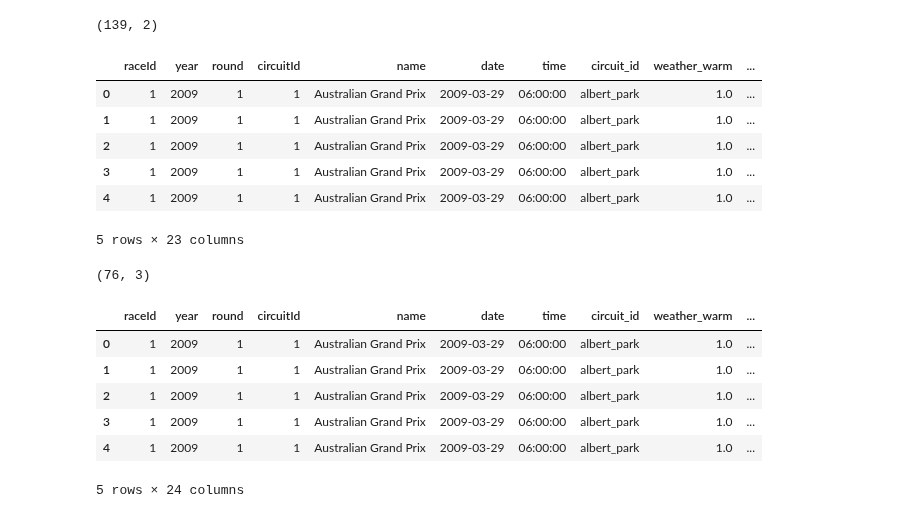
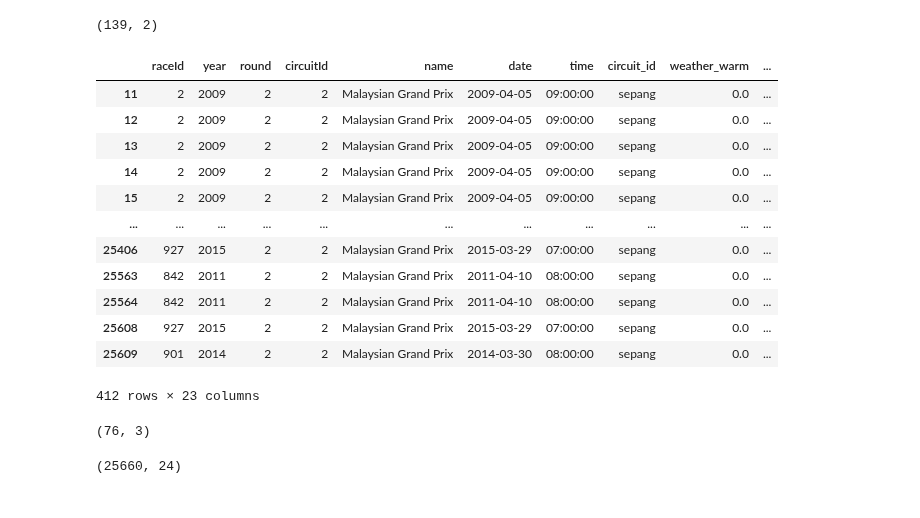
Before and after one commit to Nipun-Gupta26/ML-Project, a Jupyter notebook: merge.ipynb, the cells around one changed output. Cells and saved outputs as stored; diff of their text form; code cells hidden in the pictures.

```diff
--- a/merge.ipynb
+++ b/merge.ipynb
@@ -77,15 +77,21 @@ status.shape
 (139, 2)
 # %%
 df_3 = pd.merge(df_2, status, on = 'statusId')
-df_3.head()
+df_3.loc[df_3['circuitId'] == 2]
 # %% [output]
 |  | raceId | year | round | circuitId | name | date | time | circuit_id | weather_warm | ... |
-| 0 | 1 | 2009 | 1 | 1 | Australian Grand Prix | 2009-03-29 | 06:00:00 | albert_park | 1.0 | ... |
-| 1 | 1 | 2009 | 1 | 1 | Australian Grand Prix | 2009-03-29 | 06:00:00 | albert_park | 1.0 | ... |
-| 2 | 1 | 2009 | 1 | 1 | Australian Grand Prix | 2009-03-29 | 06:00:00 | albert_park | 1.0 | ... |
-| 3 | 1 | 2009 | 1 | 1 | Australian Grand Prix | 2009-03-29 | 06:00:00 | albert_park | 1.0 | ... |
-| 4 | 1 | 2009 | 1 | 1 | Australian Grand Prix | 2009-03-29 | 06:00:00 | albert_park | 1.0 | ... |
+| 11 | 2 | 2009 | 2 | 2 | Malaysian Grand Prix | 2009-04-05 | 09:00:00 | sepang | 0.0 | ... |
+| 12 | 2 | 2009 | 2 | 2 | Malaysian Grand Prix | 2009-04-05 | 09:00:00 | sepang | 0.0 | ... |
+| 13 | 2 | 2009 | 2 | 2 | Malaysian Grand Prix | 2009-04-05 | 09:00:00 | sepang | 0.0 | ... |
+| 14 | 2 | 2009 | 2 | 2 | Malaysian Grand Prix | 2009-04-05 | 09:00:00 | sepang | 0.0 | ... |
+| 15 | 2 | 2009 | 2 | 2 | Malaysian Grand Prix | 2009-04-05 | 09:00:00 | sepang | 0.0 | ... |
+| ... | ... | ... | ... | ... | ... | ... | ... | ... | ... | ... |
+| 25406 | 927 | 2015 | 2 | 2 | Malaysian Grand Prix | 2015-03-29 | 07:00:00 | sepang | 0.0 | ... |
+| 25563 | 842 | 2011 | 2 | 2 | Malaysian Grand Prix | 2011-04-10 | 08:00:00 | sepang | 0.0 | ... |
+| 25564 | 842 | 2011 | 2 | 2 | Malaysian Grand Prix | 2011-04-10 | 08:00:00 | sepang | 0.0 | ... |
+| 25608 | 927 | 2015 | 2 | 2 | Malaysian Grand Prix | 2015-03-29 | 07:00:00 | sepang | 0.0 | ... |
+| 25609 | 901 | 2014 | 2 | 2 | Malaysian Grand Prix | 2014-03-30 | 08:00:00 | sepang | 0.0 | ... |
-5 rows × 23 columns
+412 rows × 23 columns
 # %%
 circuits.head()
 circuits.shape
@@ -94,12 +100,7 @@ circuits.shape
 # %%
 df_4 = pd.merge(df_3, circuits, on = 'circuitId')
 df_4.drop(['circuitRef'], axis = 1, inplace=True)
-df_4.head()
+
+df_4.shape
 # %% [output]
-|  | raceId | year | round | circuitId | name | date | time | circuit_id | weather_warm | ... |
-| 0 | 1 | 2009 | 1 | 1 | Australian Grand Prix | 2009-03-29 | 06:00:00 | albert_park | 1.0 | ... |
-| 1 | 1 | 2009 | 1 | 1 | Australian Grand Prix | 2009-03-29 | 06:00:00 | albert_park | 1.0 | ... |
-| 2 | 1 | 2009 | 1 | 1 | Australian Grand Prix | 2009-03-29 | 06:00:00 | albert_park | 1.0 | ... |
-| 3 | 1 | 2009 | 1 | 1 | Australian Grand Prix | 2009-03-29 | 06:00:00 | albert_park | 1.0 | ... |
-| 4 | 1 | 2009 | 1 | 1 | Australian Grand Prix | 2009-03-29 | 06:00:00 | albert_park | 1.0 | ... |
-5 rows × 24 columns
+(25660, 24)
```
Also changed, not shown: parts of 21 cells of this notebook, 1 other file.
